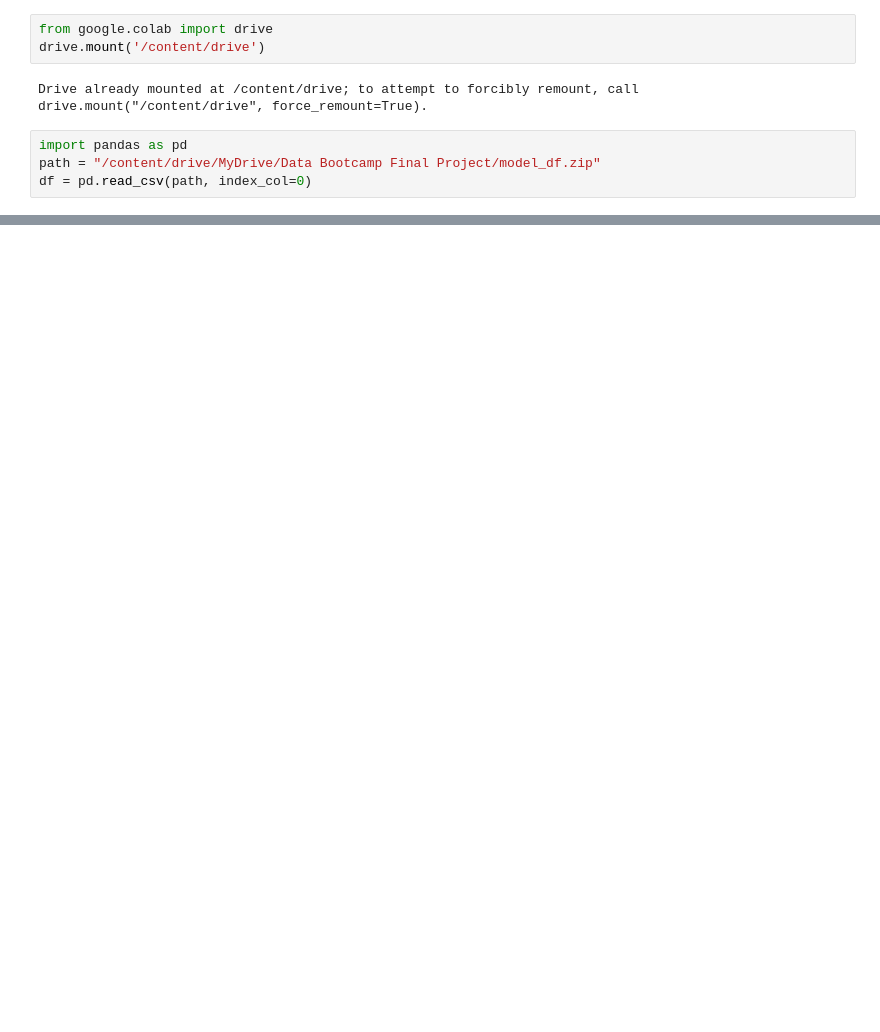
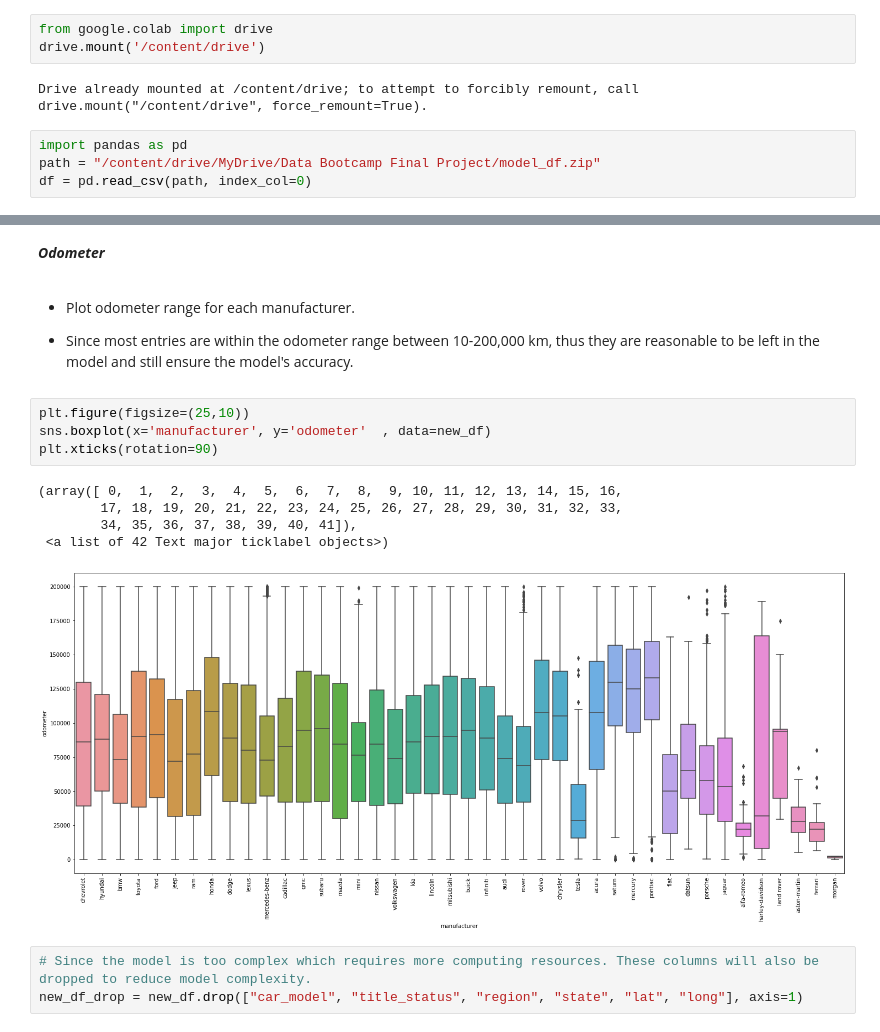
Before and after one commit to Dearsu520/automotive-modeling-project, a Jupyter notebook: ETL/Price_Prediction_Model.ipynb, the cells around one changed output, grey strips where cells are left out. Cells and saved outputs as stored; diff of their text form; blank space fills up the shorter version.

```diff
--- a/ETL/Price_Prediction_Model.ipynb
+++ b/ETL/Price_Prediction_Model.ipynb
@@ -76,0 +231,19 @@ X_train_scaled
+# %% [markdown]
+***Odometer***
+# %% [markdown]
+- Plot odometer range for each manufacturer.
+
+- Since most entries are within the odometer range between 10-200,000 km, thus they are reasonable to be left in the model and still ensure the model's accuracy.
+# %%
+plt.figure(figsize=(25,10))
+sns.boxplot(x='manufacturer', y='odometer'  , data=new_df)
+plt.xticks(rotation=90)
+# %% [output]
+(array([ 0,  1,  2,  3,  4,  5,  6,  7,  8,  9, 10, 11, 12, 13, 14, 15, 16,
+        17, 18, 19, 20, 21, 22, 23, 24, 25, 26, 27, 28, 29, 30, 31, 32, 33,
+        34, 35, 36, 37, 38, 39, 40, 41]),
+ <a list of 42 Text major ticklabel objects>)
+[figure, added]
+# %%
+# Since the model is too complex which requires more computing resources. These columns will also be dropped to reduce model complexity.
+new_df_drop = new_df.drop(["car_model", "title_status", "region", "state", "lat", "long"], axis=1)
```
Also changed, not shown: parts of 97 cells of this notebook, 2 other files.
